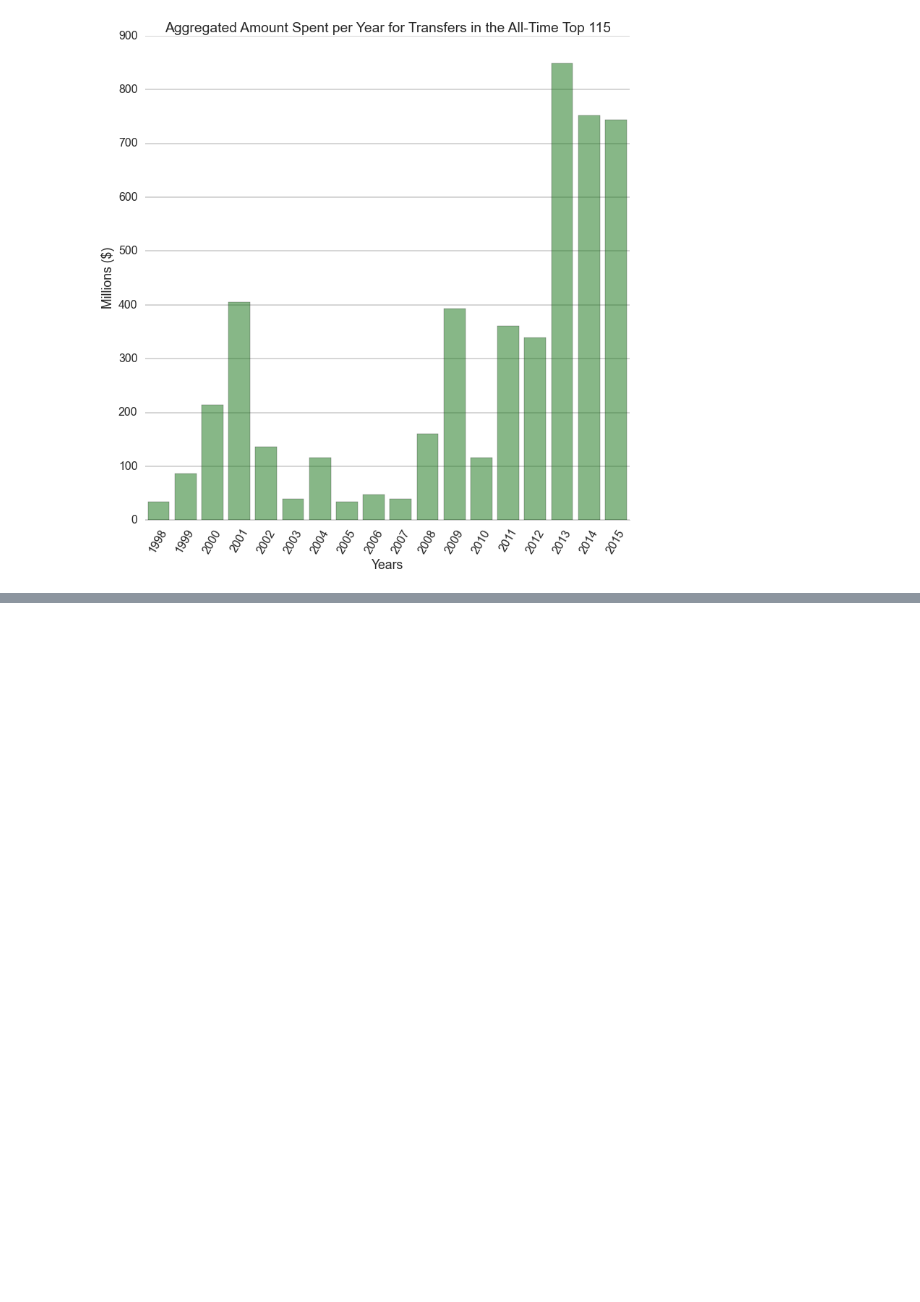
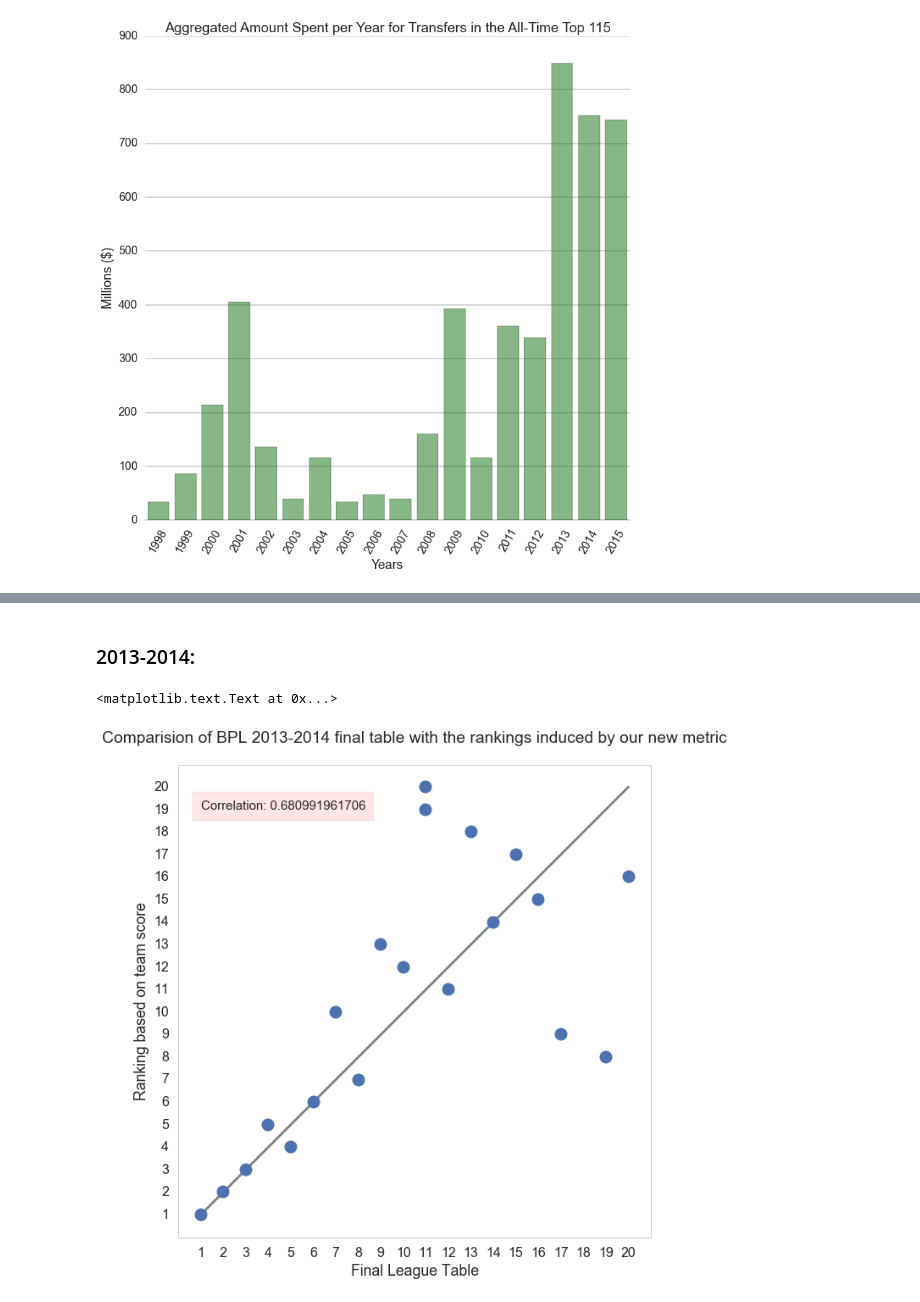
Before and after one commit to cs109-FIFA/cs109-FIFA, a Jupyter notebook: Plots/Plotting.ipynb, the cells around one changed output, grey strips where cells are left out. Drawn from its saved outputs; the diff is of its cells as text; code cells hidden in the pictures; blank space fills up the shorter version.

```diff
--- a/Plots/Plotting.ipynb
+++ b/Plots/Plotting.ipynb
@@ -886,0 +784,67 @@ plt.title('Comparision of BPL 2012-2013 final table with the ranking induced by
+# %% [markdown]
+### 2013-2014:
+# %%
+import json
+with open('../Data/Teams/BPL_teamplayers13.json', 'r') as fp:
+    BPL_teamplayers13 = json.load(fp)
+# %%
+team_values = dict.fromkeys(BPL_teamplayers13.keys())
+
+for team in team_values.keys():
+    team_values[team] = 0
+    for player in BPL_teamplayers13[team]:
+        team_values[team] += features13[player]['season_value']
+
+final_ranking = dict.fromkeys(BPL_teamplayers13.keys())
+
+final_ranking['arsenal-fc'] = 4
+final_ranking['aston-villa'] = 15
+final_ranking['chelsea-fc'] = 3
+final_ranking['everton-fc'] = 5
+final_ranking['fulham-fc'] = 19
+final_ranking['liverpool-fc'] = 2
+final_ranking['manchester-city'] = 1
+final_ranking['manchester-united'] = 7
+final_ranking['newcastle-united'] = 10
+final_ranking['norwich-city'] = 11
+final_ranking['southampton-fc'] = 8
+final_ranking['stoke-city'] = 9
+final_ranking['sunderland-afc'] = 14
+final_ranking['swansea-city'] = 12
+final_ranking['tottenham-hotspur'] = 6
+final_ranking['west-bromwich-albion'] = 17
+final_ranking['west-ham-united'] = 13
+final_ranking['crystal-palace'] = 11
+final_ranking['hull-city'] = 16
+final_ranking['cardiff-city'] = 20
+
+rk = {}
+for t in final_ranking.keys():
+    rk[t] = 20-list(np.sort(team_values.values())).index(team_values[t])
+
+from scipy.stats.stats import pearsonr
+x = []
+y = []
+for t in rk.keys():
+    x.append(final_ranking[t])
+    y.append(rk[t])
+
+corr = pearsonr(x,y)[0]
+
+sns.set_style("whitegrid")
+sns.set_context({"figure.figsize": (10, 10)})
+
+plt.plot(range(1,21),range(1,21),color='grey',alpha=1)
+plt.plot(x,y,'o',markersize=15)
+plt.text(1,19,'Correlation: %s' % (corr),bbox={'facecolor':'red', 'alpha':0.1, 'pad':10},fontsize = 15)
+plt.xlim(0,21)
+plt.ylim(0,21)
+plt.xticks(range(1,21))
+plt.yticks(range(1,21))
+plt.grid(False)
+plt.ylabel('Ranking based on team score')
+plt.xlabel('Final League Table')
+plt.title('Comparision of BPL 2013-2014 final table with the rankings induced by our new metric\n')
+# %% [output]
+<matplotlib.text.Text at 0x...>
+[figure, added]
```
Also changed, not shown: parts of 48 cells of this notebook.
